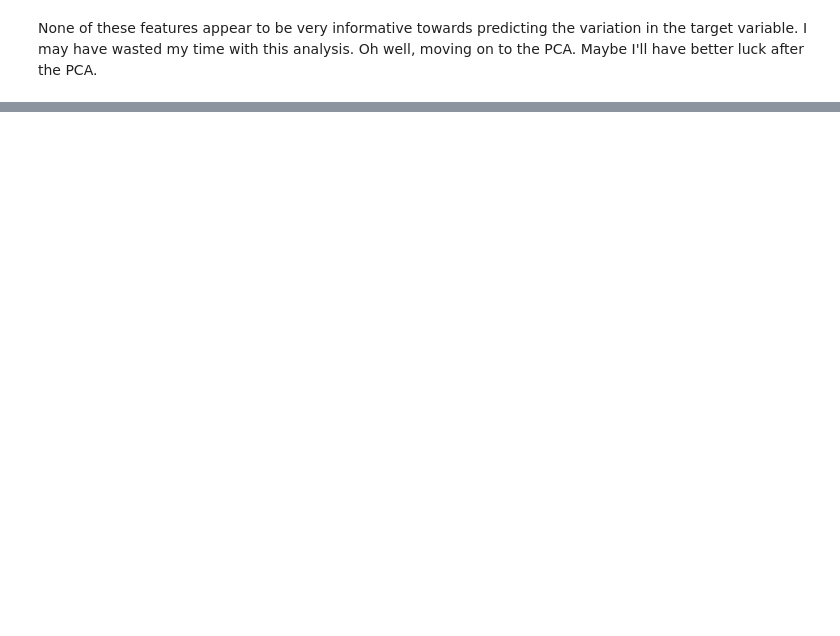
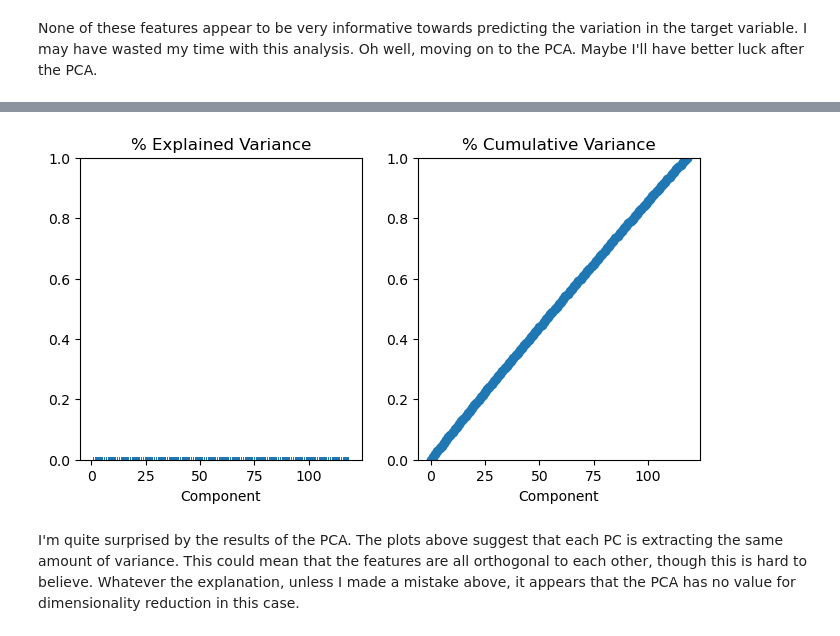
Before and after one commit to mcnewcp/kaggle-tabular-playground-series-sep21, a Jupyter notebook: kaggle-tab-playground-2021-09.ipynb, the cells around one changed output, grey strips where cells are left out. Saved outputs shown, nothing was run; the diff lists cells and outputs as text; code cells hidden in the pictures; blank space fills up the shorter version.

```diff
--- a/kaggle-tab-playground-2021-09.ipynb
+++ b/kaggle-tab-playground-2021-09.ipynb
@@ -97,0 +112,3 @@ None of these features appear to be very informative towards predicting the vari
+# %%
+from sklearn.model_selection import train_test_split
+df_train, df_valid = train_test_split(train, test_size=0.1)
@@ -97,0 +119,15 @@ None of these features appear to be very informative towards predicting the vari
+# %%
+X_train = df_train.drop(['id', 'claim'], axis=1)
+y_train = df_train.claim
+
+X_train_prep = prep_pipeline.fit_transform(X_train)
+
+from sklearn.decomposition import PCA
+pca = PCA()
+X_pca = pca.fit_transform(X_train_prep)
+
+# Convert to dataframe
+component_names = [f"PC{i+1}" for i in range(X_pca.shape[1])]
+X_pca = pd.DataFrame(X_pca, columns=component_names)
+
+X_pca.head()
@@ -97,0 +142,29 @@ None of these features appear to be very informative towards predicting the vari
+# %%
+#function for plotting explained variance
+def plot_variance(pca, width=8, dpi=100):
+    # Create figure
+    fig, axs = plt.subplots(1, 2)
+    n = pca.n_components_
+    grid = np.arange(1, n + 1)
+    # Explained variance
+    evr = pca.explained_variance_ratio_
+    axs[0].bar(grid, evr)
+    axs[0].set(
+        xlabel="Component", title="% Explained Variance", ylim=(0.0, 1.0)
+    )
+    # Cumulative Variance
+    cv = np.cumsum(evr)
+    axs[1].plot(np.r_[0, grid], np.r_[0, cv], "o-")
+    axs[1].set(
+        xlabel="Component", title="% Cumulative Variance", ylim=(0.0, 1.0)
+    )
+    # Set up figure
+    fig.set(figwidth=8, dpi=100)
+    return axs
+# %%
+plot_variance(pca)
+plt.show()
+# %% [output]
+[figure, added]
+# %% [markdown]
+I'm quite surprised by the results of the PCA.  The plots above suggest that each PC is extracting the same amount of variance.  This could mean that the features are all orthogonal to each other, though this is hard to believe.  Whatever the explanation, unless I made a mistake above, it appears that the PCA has no value for dimensionality reduction in this case.
```
Also changed, not shown: parts of 14 cells of this notebook.
